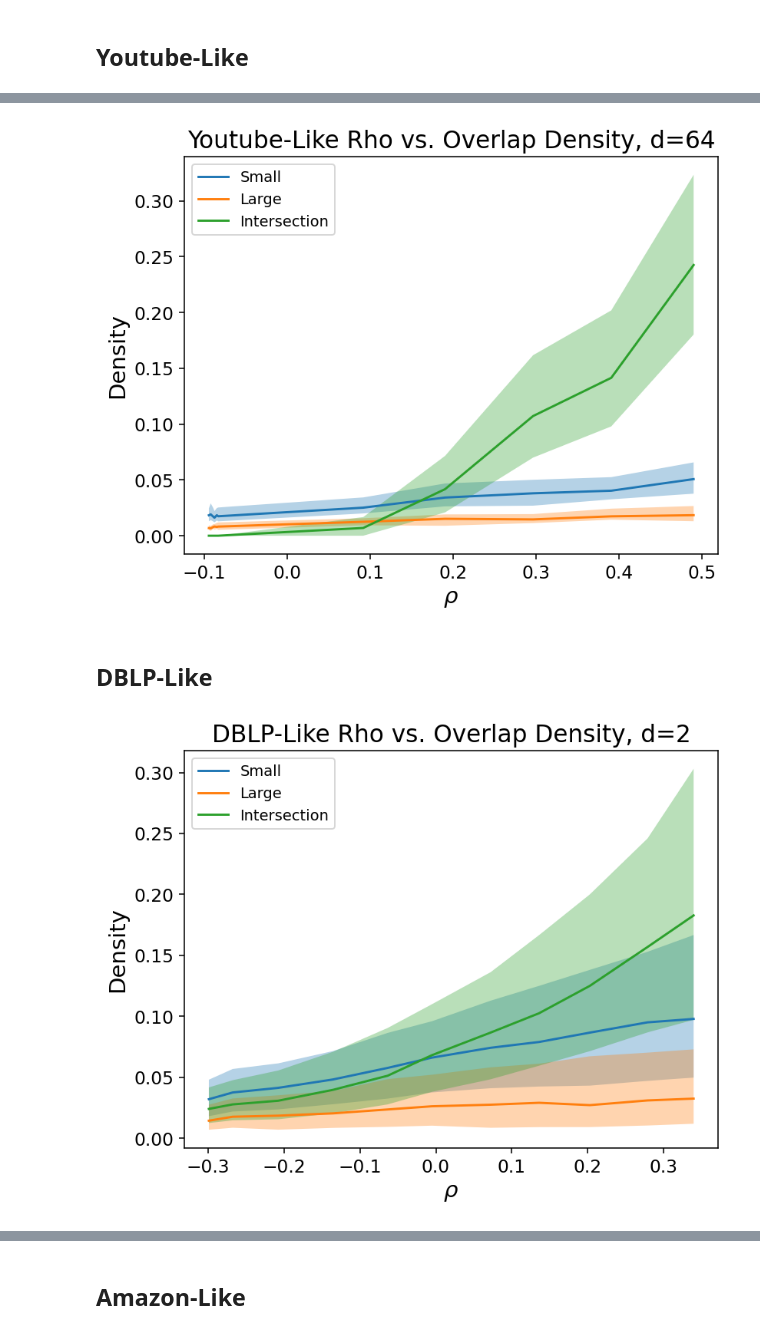
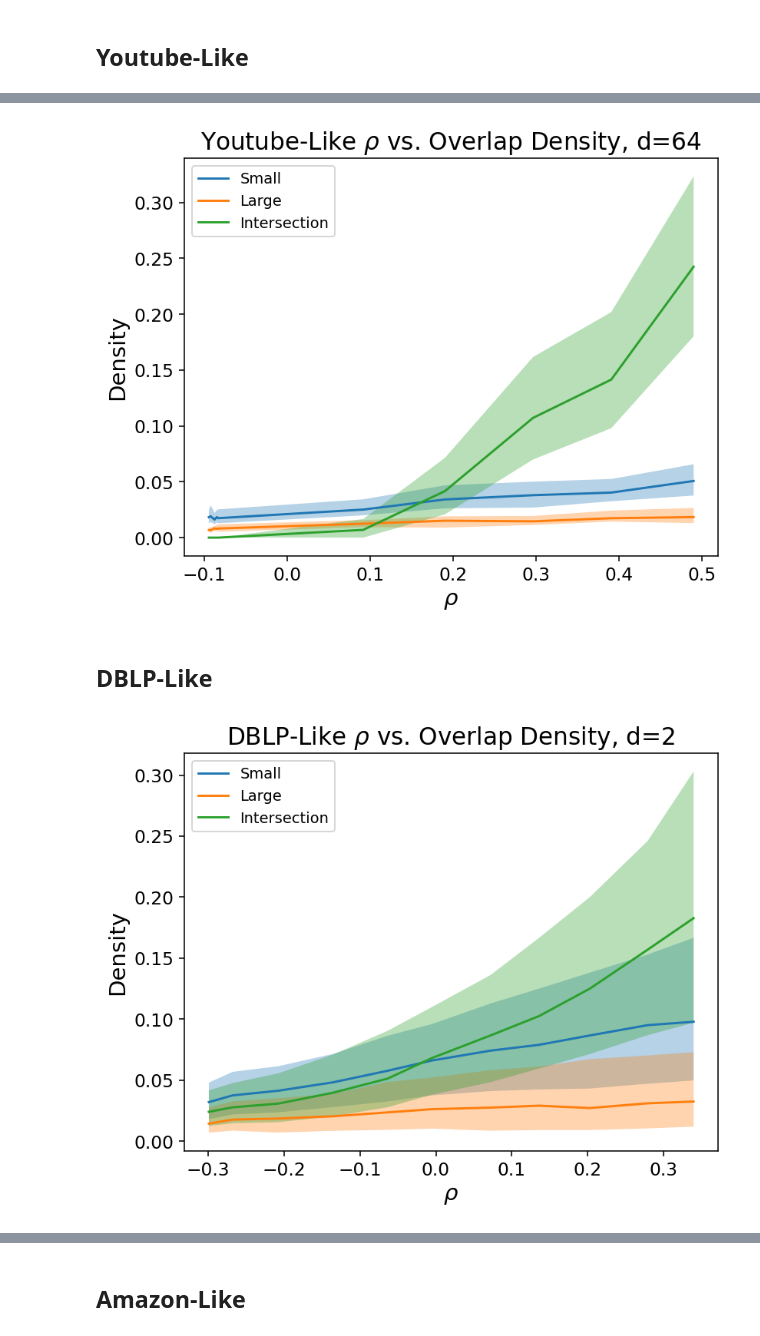
Before and after one commit to ftheberge/ABCDoo_Experiments, a Jupyter notebook: GraphProperties/density_vs_rho.ipynb, the cells around one changed output, grey strips where cells are left out. Drawn from its saved outputs; the diff is of its cells as text; code cells hidden in the pictures.

```diff
--- a/GraphProperties/density_vs_rho.ipynb
+++ b/GraphProperties/density_vs_rho.ipynb
@@ -111,18 +111,18 @@ make_plot(name, d, rhos, "Youtube-Like Rho vs. Overlap Density, d=8")
 d=64
 name="data/abcdoo_youtube"
 rhos = [-0.5, -0.4, -0.3, -0.2, -0.1, 0.0, 0.1, 0.2, 0.3, 0.4, 0.5]
-make_plot(name, d, rhos, "Youtube-Like Rho vs. Overlap Density, d=64")
+make_plot(name, d, rhos, r"Youtube-Like $\rho$ vs. Overlap Density, d=64")
 # %% [output]
-[figure, old version]
+[figure, new version]
 # %% [markdown]
 ## DBLP-Like
 # %%
 d=2
 name="data/abcdoo_dblp"
 rhos = [-0.5, -0.4, -0.3, -0.2, -0.1, 0.0, 0.1, 0.2, 0.3, 0.4, 0.5]
-make_plot(name, d, rhos, "DBLP-Like Rho vs. Overlap Density, d=2")
+make_plot(name, d, rhos, r"DBLP-Like $\rho$ vs. Overlap Density, d=2")
 # %% [output]
-[figure, old version]
+[figure, new version]
 # %%
 d=8
 name="data/abcdoo_dblp"
```
Also changed, not shown: parts of 7 cells of this notebook.
